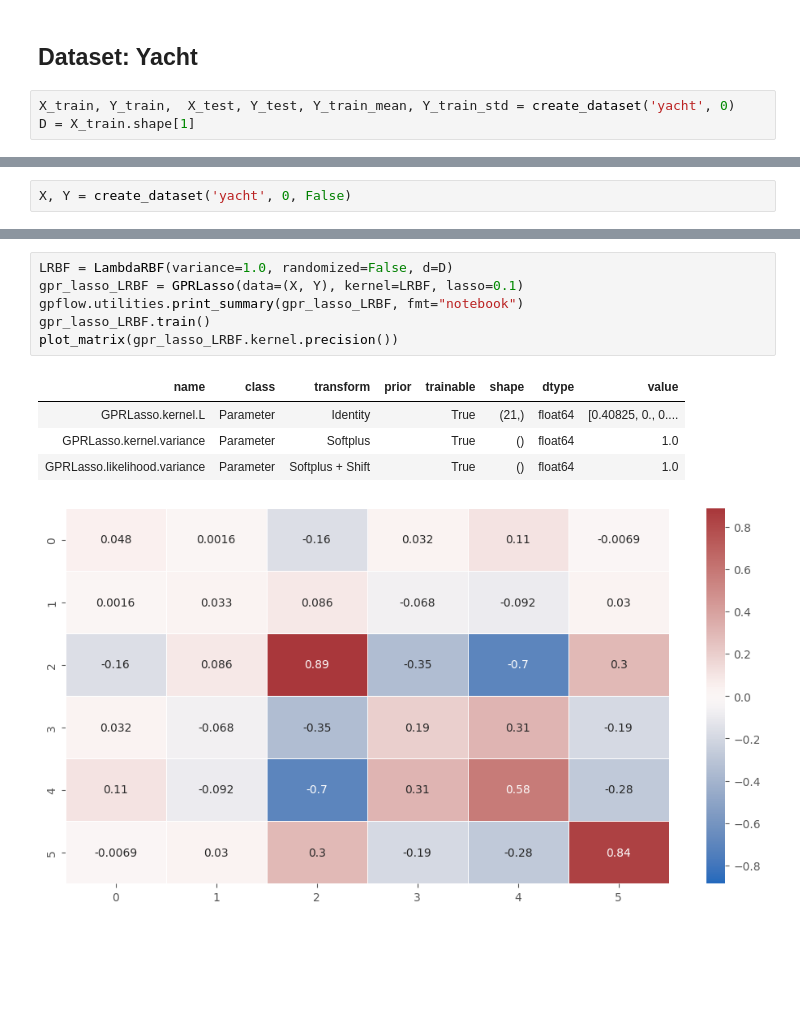
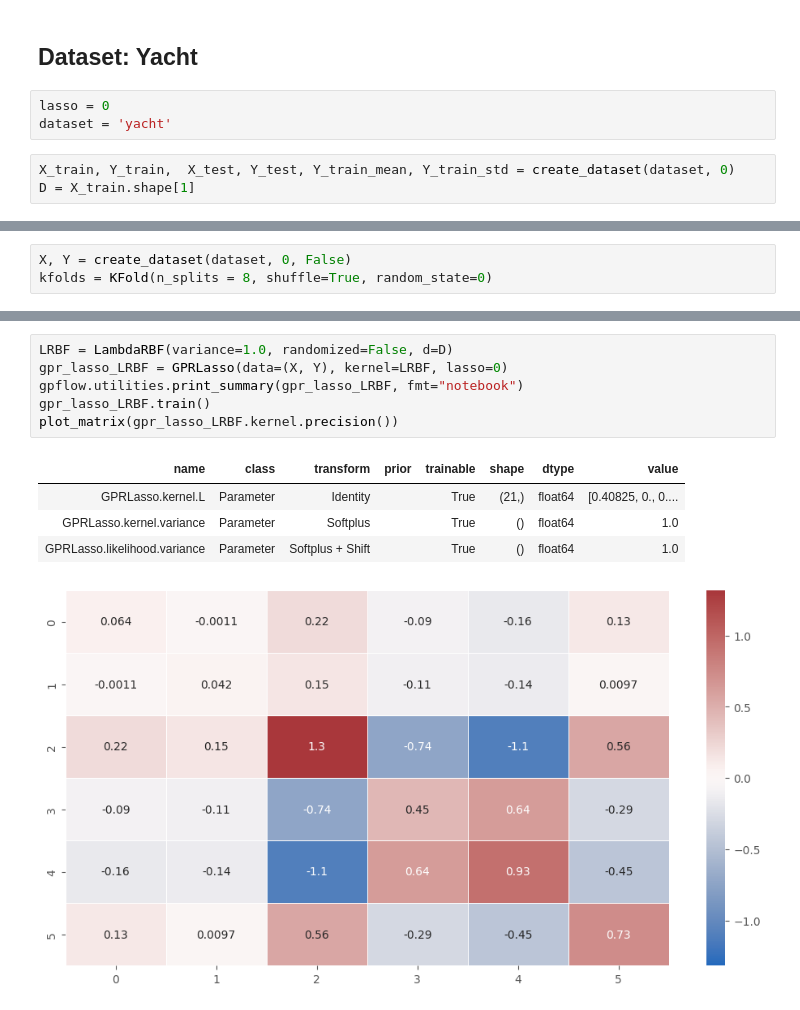
Before and after one commit to mattyred/BSGP_Automatic_Independence_Determination, a Jupyter notebook: LambdaRBFKernel/Experiment.ipynb, the cells around one changed output, grey strips where cells are left out. Cells and saved outputs as stored; diff of their text form; blank space fills up the shorter version.

```diff
--- a/LambdaRBFKernel/Experiment.ipynb
+++ b/LambdaRBFKernel/Experiment.ipynb
@@ -12,7 +9,10 @@ To enable them in other operations, rebuild TensorFlow with the appropriate comp
 # %% [markdown]
 ## Dataset: Yacht
+# %%
+lasso = 0
+dataset = 'yacht'
 # %%
-X_train, Y_train,  X_test, Y_test, Y_train_mean, Y_train_std = create_dataset('yacht', 0)
+X_train, Y_train,  X_test, Y_test, Y_train_mean, Y_train_std = create_dataset(dataset, 0)
 D = X_train.shape[1]
 # %%
 LRBF = LambdaRBF(variance=1.0, randomized=False, d=D)
@@ -38,3 +53,4 @@ MNLL: Train=-0.071 Test=1.364
 # %%
-X, Y = create_dataset('yacht', 0, False)
+X, Y = create_dataset(dataset, 0, False)
+kfolds = KFold(n_splits = 8, shuffle=True, random_state=0)
 # %%
@@ -52,12 +75,12 @@ plot_matrix_cv(results_GPR_LRBF['Lambda'], info={'dataset':'Yacht', 'lasso':mode
 # %%
 LRBF = LambdaRBF(variance=1.0, randomized=False, d=D)
-gpr_lasso_LRBF = GPRLasso(data=(X, Y), kernel=LRBF, lasso=0.1)
+gpr_lasso_LRBF = GPRLasso(data=(X, Y), kernel=LRBF, lasso=0)
 gpflow.utilities.print_summary(gpr_lasso_LRBF, fmt="notebook")
 gpr_lasso_LRBF.train()
 plot_matrix(gpr_lasso_LRBF.kernel.precision())
 # %% [output]
 | name | class | transform | prior | trainable | shape | dtype | value |
 | GPRLasso.kernel.L | Parameter | Identity |  | True | (21,) | float64 | [0.40825, 0., 0.... |
 | GPRLasso.kernel.variance | Parameter | Softplus |  | True | () | float64 | 1.0 |
 | GPRLasso.likelihood.variance | Parameter | Softplus + Shift |  | True | () | float64 | 1.0 |
-[figure, old version]
+[figure, new version]
```
Also changed, not shown: parts of 7 cells of this notebook, 17 other files.
